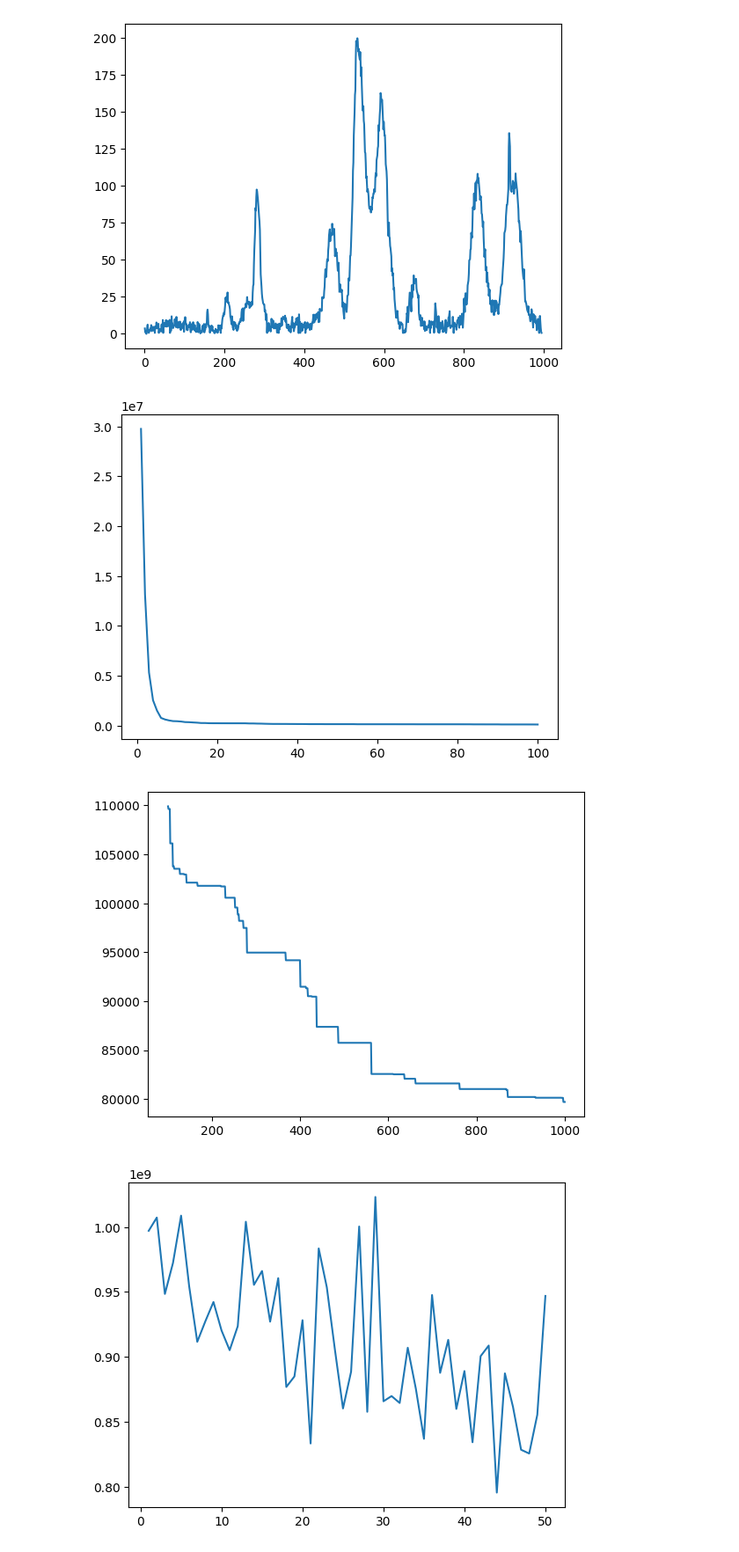
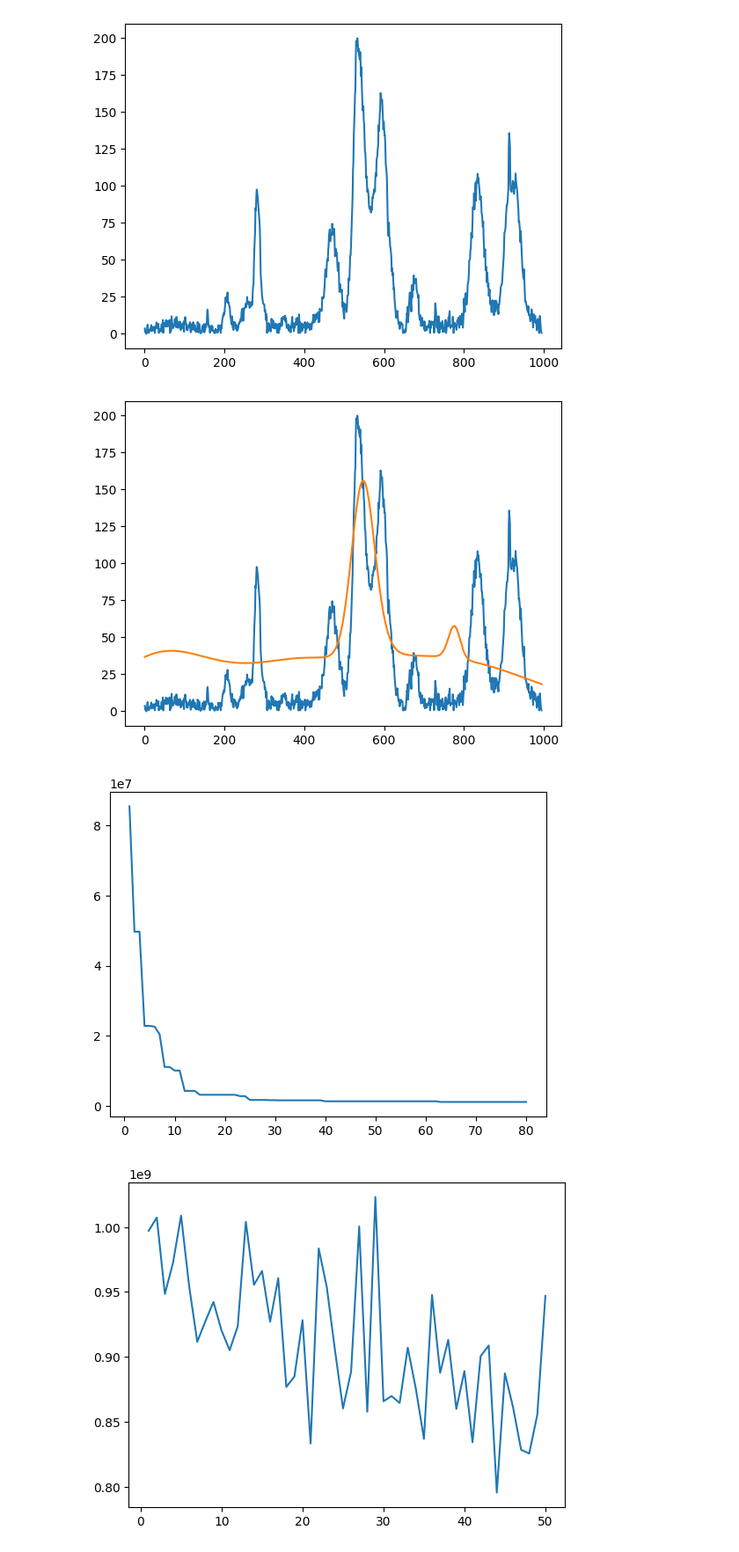
Before and after one commit to ryf21/genetic_algorithm, a Jupyter notebook: GA.ipynb, the cells around one changed output. Shown at 88% size. Saved outputs shown, nothing was run; the diff lists cells and outputs as text; code cells hidden in the pictures.

```diff
--- a/GA.ipynb
+++ b/GA.ipynb
@@ -45,8 +45,8 @@ def mse(params):
 def genetic_algorithm(fitness_function, population_size, n_iterations):
     number_of_gaussians = 10
 
-    P_CROSSOVER = 0.6
-    P_MUTATION = 0.6
+    P_CROSSOVER = 0.8
+    P_MUTATION = 0.9
     ELITE = 4
 
     population = []
@@ -85,25 +85,19 @@ def genetic_algorithm(fitness_function, population_size, n_iterations):
                     parent1 = offsprings[i]
                     parent2 = offsprings[i + population_size // 2 - ELITE // 2]
                     for gene in range(len(parent1)):
-                        if random.random() < 0.4:
+                        if random.random() < 0.15:
                             parent1[gene], parent2[gene] = parent2[gene], parent1[gene]
 
-            # for i in range(ELITE, population_size):
-            #     if random.random() < P_MUTATION:
-            #         for gene in range(len(offsprings[i])):
-            #             if random.random() < 0.4:
-            #                 if gene == 0:
-            #                     a = 0
-            #                     b = 200
-            #                 else:
-            #                     a = 0
-            #                     b = 1000
-            #                 offsprings[i][gene] = random.randint(a, b)
+            for i in range(ELITE, population_size):
+                if random.random() < P_MUTATION:
+                    for gene in range(len(offsprings[i])):
+                        if random.random() < 0.15:
+                            offsprings[i][gene] = [random.randrange(0, 200), random.randrange(0, 1000), random.randrange(1, 1000)]
             population = offsprings
             pbar.update(1)
     return population[0], max_fit, avg_fit
 # %%
-best_ind, max_fit, avg_fit = genetic_algorithm(mse, 100, 40)
+best_ind, max_fit, avg_fit = genetic_algorithm(mse, 100, 80)
 
 fun = []
 for xi in x:
@@ -111,17 +105,22 @@ for xi in x:
 plt.plot(x, s)
 plt.plot(x, fun)
 plt.show()
+# %% [output]
+[figure, added]
 # %%
-split = 100
-y1 = list(range(1, split + 1))
-plt.plot(y1, max_fit[:split])
+# split = 100
+# y1 = list(range(1, split + 1))
+# plt.plot(y1, max_fit[:split])
+# plt.show()
+# y2 = list(range(split + 1, len(max_fit) + 1))
+# plt.plot(y2, max_fit[split:])
+# plt.show()
+
+y = list(range(1, len(max_fit) + 1))
+plt.plot(y, max_fit)
 plt.show()
-y2 = list(range(split + 1, len(max_fit) + 1))
-plt.plot(y2, max_fit[split:])
-plt.show()
 # %% [output]
-[figure, old version]
+[figure, new version]
-[figure, removed]
 # %%
 y = list(range(1, len(avg_fit) + 1))
 plt.plot(y, avg_fit)
```
